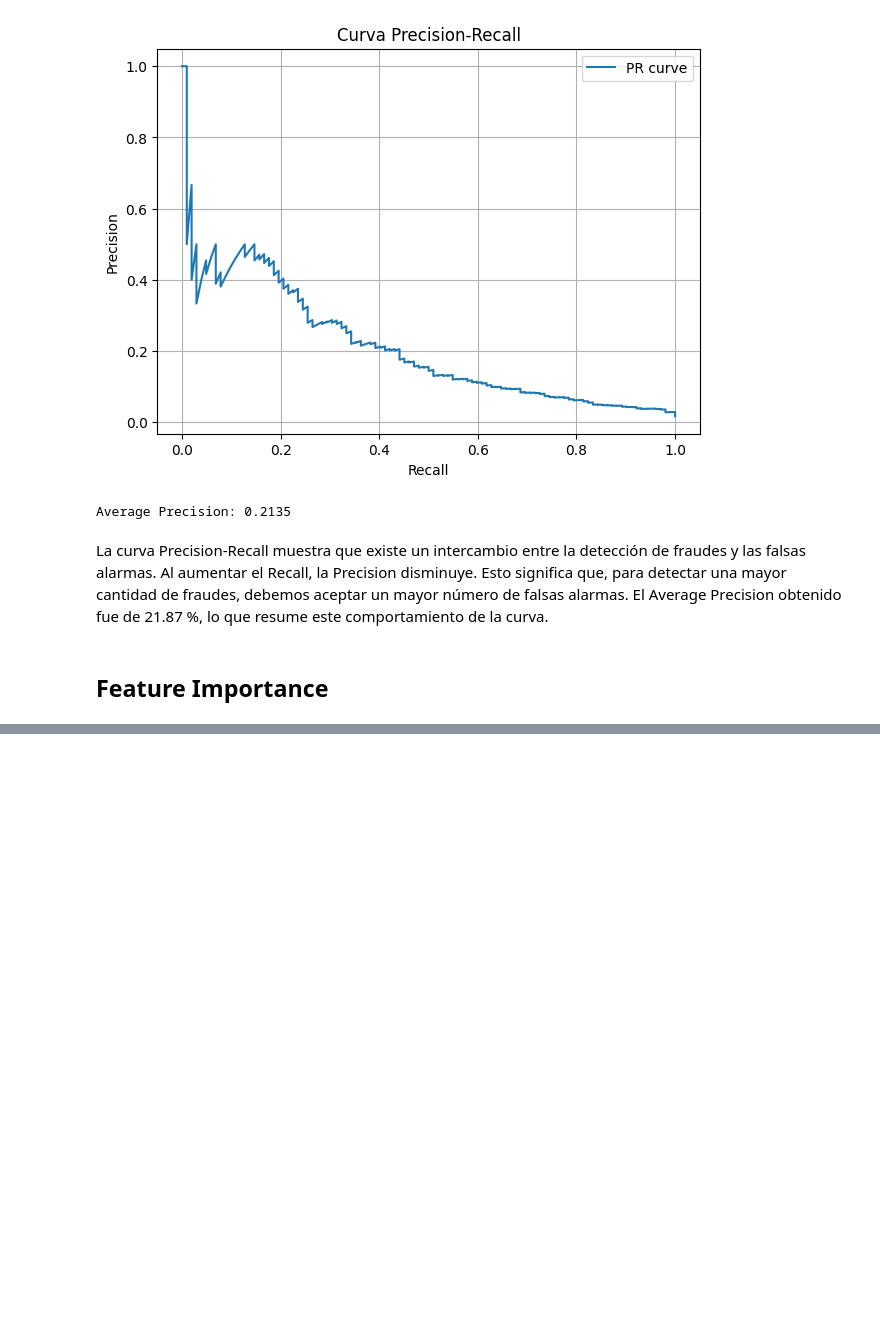
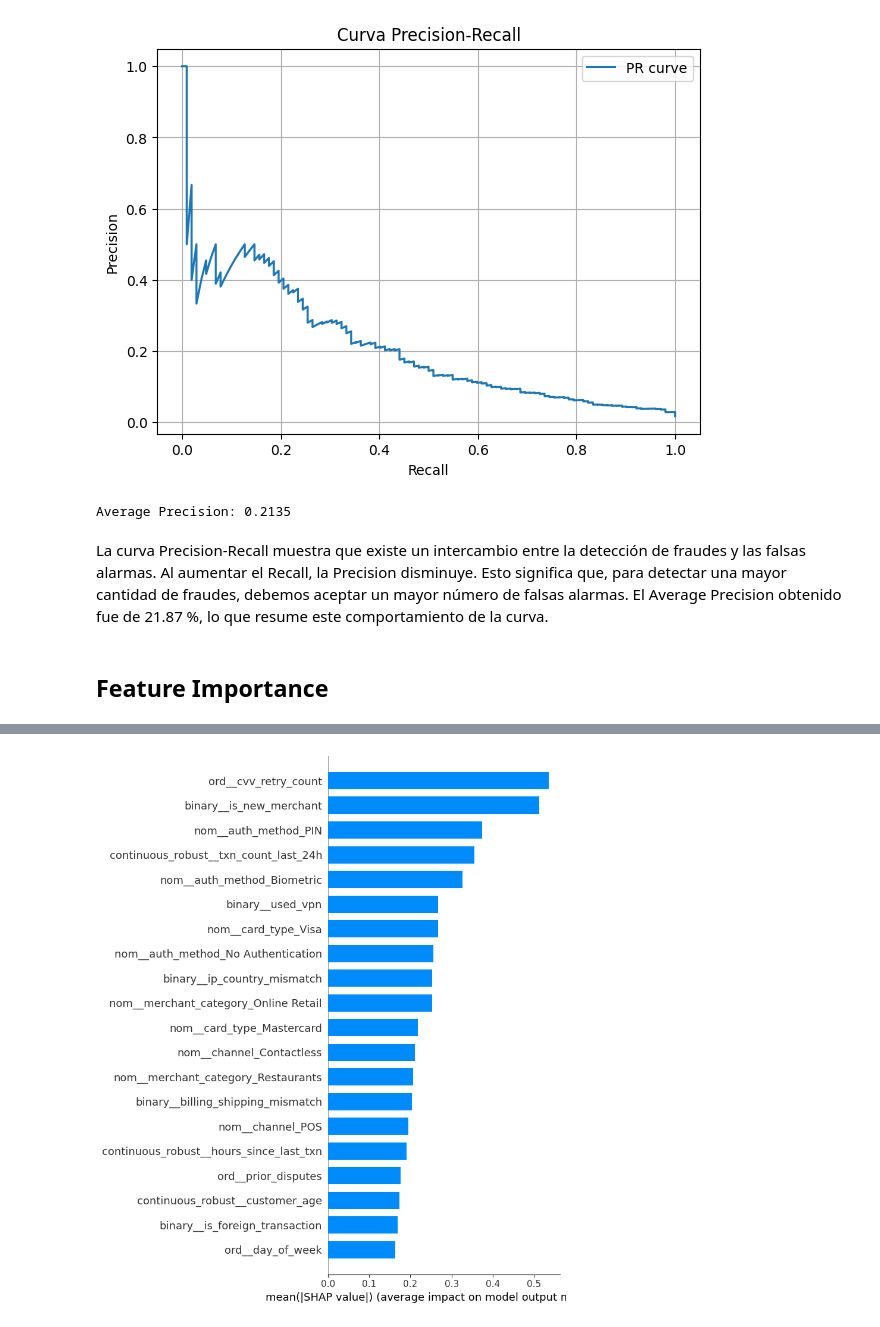
Before and after one commit to nashlypilar-collab/Intro_ciencia_tarea_grupo, a Jupyter notebook: Fraudes_Feature_2.ipynb, the cells around one changed output, grey strips where cells are left out. Saved outputs shown, nothing was run; the diff lists cells and outputs as text; code cells hidden in the pictures; blank space fills up the shorter version.

```diff
--- a/Fraudes_Feature_2.ipynb
+++ b/Fraudes_Feature_2.ipynb
@@ -126,13 +126,13 @@ df.head()
 # %% [markdown]
 **TRAIN TEST SPLIT**
 # %%
-X = df.drop(columns='is_fraud')
+X = df.drop(columns=["is_fraud", "transaction_id"])
 y = df['is_fraud']
 
 continuous1_cols = ['amount_usd','hours_since_last_txn','txn_count_last_24h','distance_from_home_km','customer_age','account_balance_usd']
 continuous2_cols = ['card_age_months']
 binary_cols = ['is_foreign_transaction','is_new_merchant','used_vpn','ip_country_mismatch','billing_shipping_mismatch']
-cat_cols = ['transaction_id', 'merchant_category', 'card_type','auth_method', 'channel', 'device_type']
+cat_cols = ['merchant_category', 'card_type','auth_method', 'channel', 'device_type']
 ord_cols = ['cvv_retry_count', 'day_of_week', 'prior_disputes']
 
 X_train, X_test, y_train, y_test = train_test_split(
@@ -474,0 +568,9 @@ feature_importance.head(20)
+# %%
+shap.summary_plot(
+    shap_values.values,
+    X_test_transformed_dense,
+    feature_names=feature_names,
+    plot_type="bar"
+)
+# %% [output]
+[figure, added]
```
Also changed, not shown: parts of 37 cells of this notebook.
